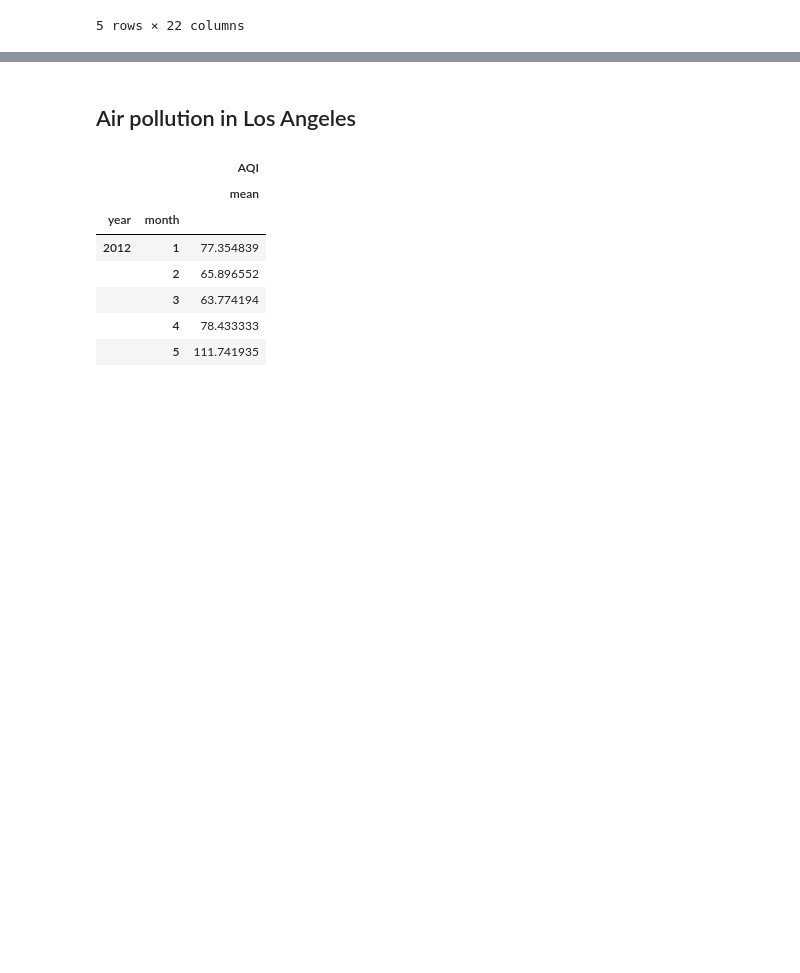
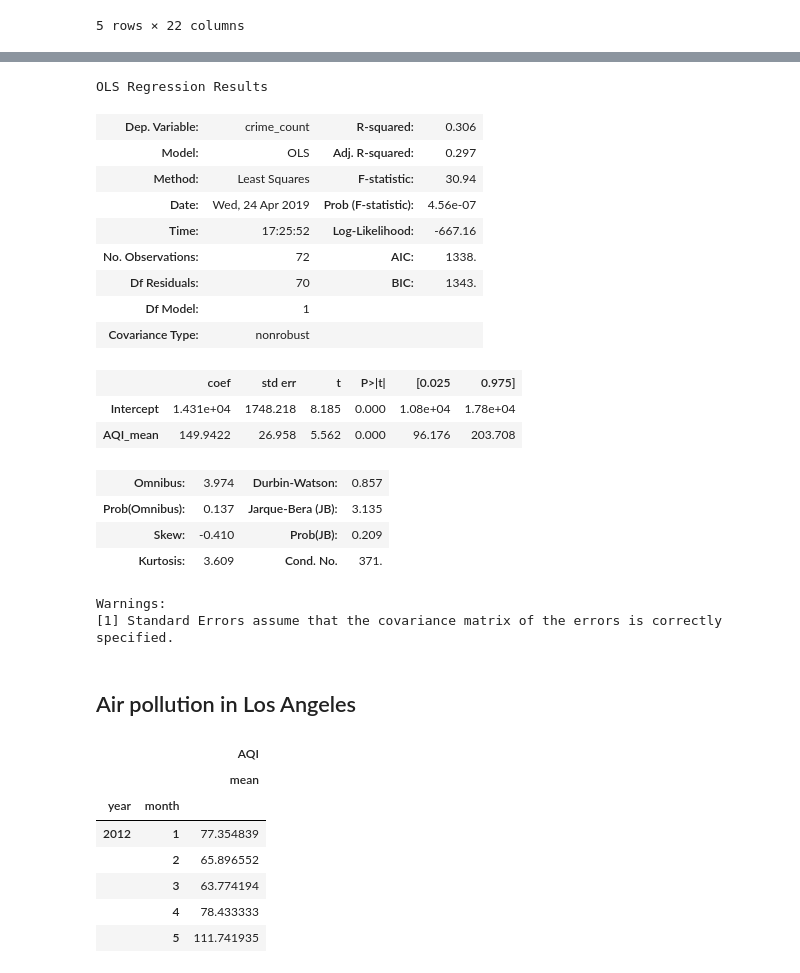
Before and after one commit to shuke1995/Final_Project, a Jupyter notebook: Air Pollution.ipynb, the cells around one changed output, grey strips where cells are left out. Saved outputs shown, nothing was run; the diff lists cells and outputs as text; code cells hidden in the pictures; blank space fills up the shorter version.

```diff
--- a/Air Pollution.ipynb
+++ b/Air Pollution.ipynb
@@ -118,3 +144,26 @@ plt.scatter(crime_airpollution.AQI_mean, crime_airpollution.crime_count)
+# %%
+chicago_crime_model = ols("crime_count ~ AQI_mean", data=crime_airpollution).fit()
+chicago_crime_model.summary()
+# %% [output]
+OLS Regression Results
+| Dep. Variable: | crime_count | R-squared: | 0.306 |
+| Model: | OLS | Adj. R-squared: | 0.297 |
+| Method: | Least Squares | F-statistic: | 30.94 |
+| Date: | Wed, 24 Apr 2019 | Prob (F-statistic): | 4.56e-07 |
+| Time: | 17:25:52 | Log-Likelihood: | -667.16 |
+| No. Observations: | 72 | AIC: | 1338. |
+| Df Residuals: | 70 | BIC: | 1343. |
+| Df Model: | 1 |  |  |
+| Covariance Type: | nonrobust |  |  |
+|  | coef | std err | t | P>|t| | [0.025 | 0.975] |
+| Intercept | 1.431e+04 | 1748.218 | 8.185 | 0.000 | 1.08e+04 | 1.78e+04 |
+| AQI_mean | 149.9422 | 26.958 | 5.562 | 0.000 | 96.176 | 203.708 |
+| Omnibus: | 3.974 | Durbin-Watson: | 0.857 |
+| Prob(Omnibus): | 0.137 | Jarque-Bera (JB): | 3.135 |
+| Skew: | -0.410 | Prob(JB): | 0.209 |
+| Kurtosis: | 3.609 | Cond. No. | 371. |
+Warnings:
+[1] Standard Errors assume that the covariance matrix of the errors is correctly specified.
 # %% [markdown]
 ## Air pollution in Los Angeles
 # %%
```
Also changed, not shown: parts of 5 cells of this notebook.
